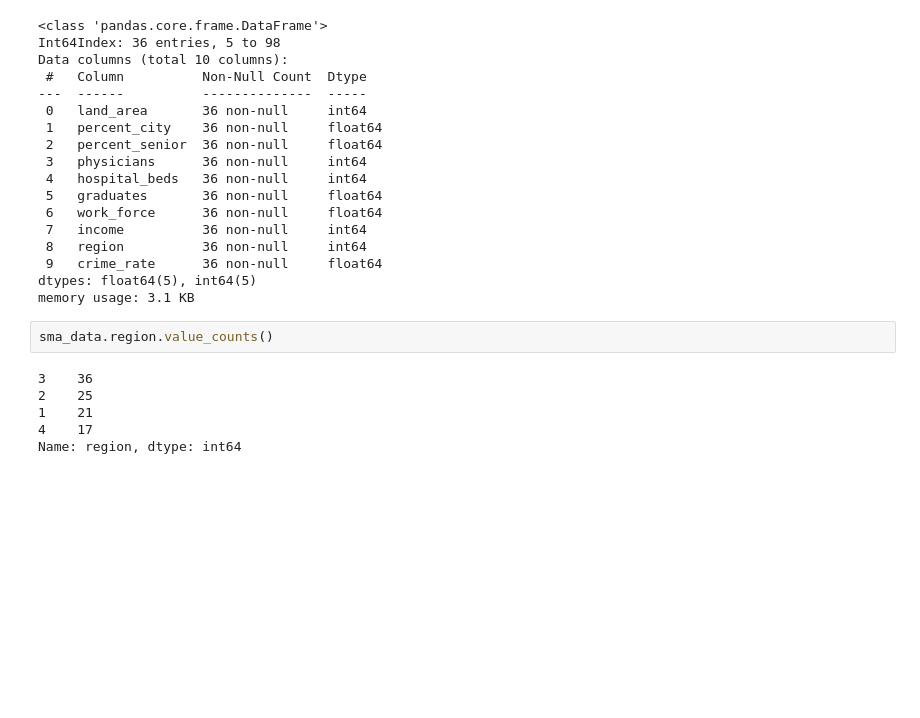
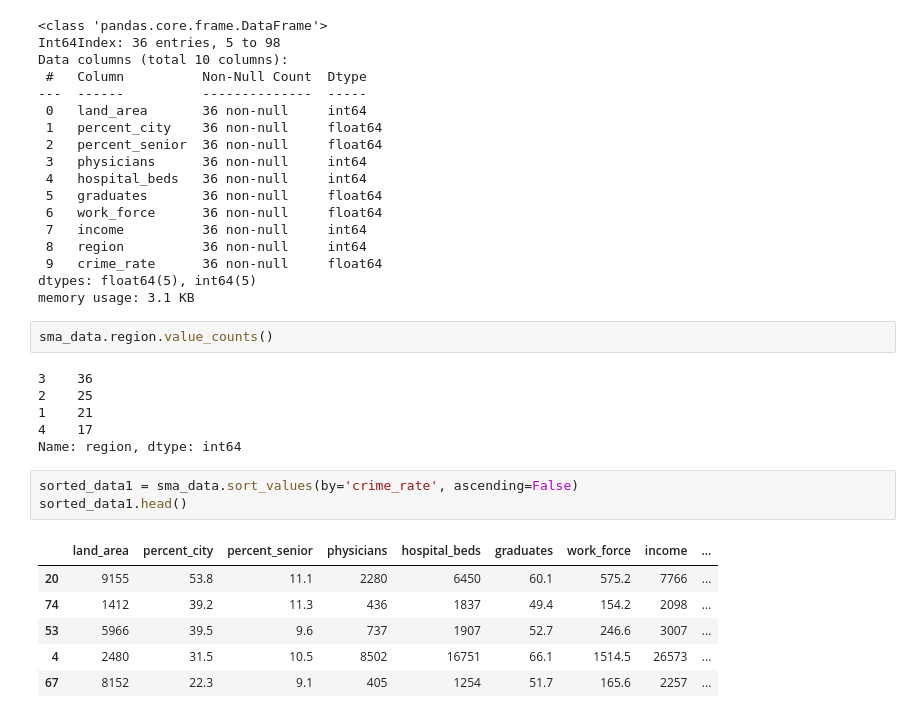
Before and after one commit to sabill/dphi-boothcamp-ml, a Jupyter notebook: module_0.ipynb, the cells around one changed output. Drawn from its saved outputs; the diff is of its cells as text; blank space fills up the shorter version.

```diff
--- a/module_0.ipynb
+++ b/module_0.ipynb
@@ -199,3 +199,13 @@ sma_data.region.value_counts()
 1    21
 4    17
 Name: region, dtype: int64
+# %%
+sorted_data1 = sma_data.sort_values(by='crime_rate', ascending=False)
+sorted_data1.head()
+# %% [output]
+|  | land_area | percent_city | percent_senior | physicians | hospital_beds | graduates | work_force | income | ... |
+| 20 | 9155 | 53.8 | 11.1 | 2280 | 6450 | 60.1 | 575.2 | 7766 | ... |
+| 74 | 1412 | 39.2 | 11.3 | 436 | 1837 | 49.4 | 154.2 | 2098 | ... |
+| 53 | 5966 | 39.5 | 9.6 | 737 | 1907 | 52.7 | 246.6 | 3007 | ... |
+| 4 | 2480 | 31.5 | 10.5 | 8502 | 16751 | 66.1 | 1514.5 | 26573 | ... |
+| 67 | 8152 | 22.3 | 9.1 | 405 | 1254 | 51.7 | 165.6 | 2257 | ... |
```
Also changed, not shown: parts of 7 cells of this notebook.
